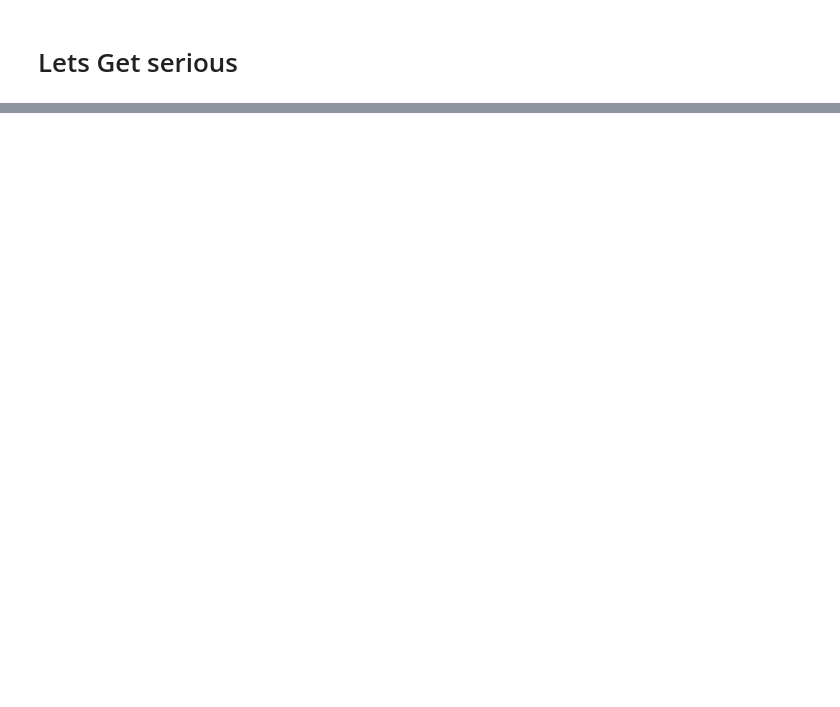
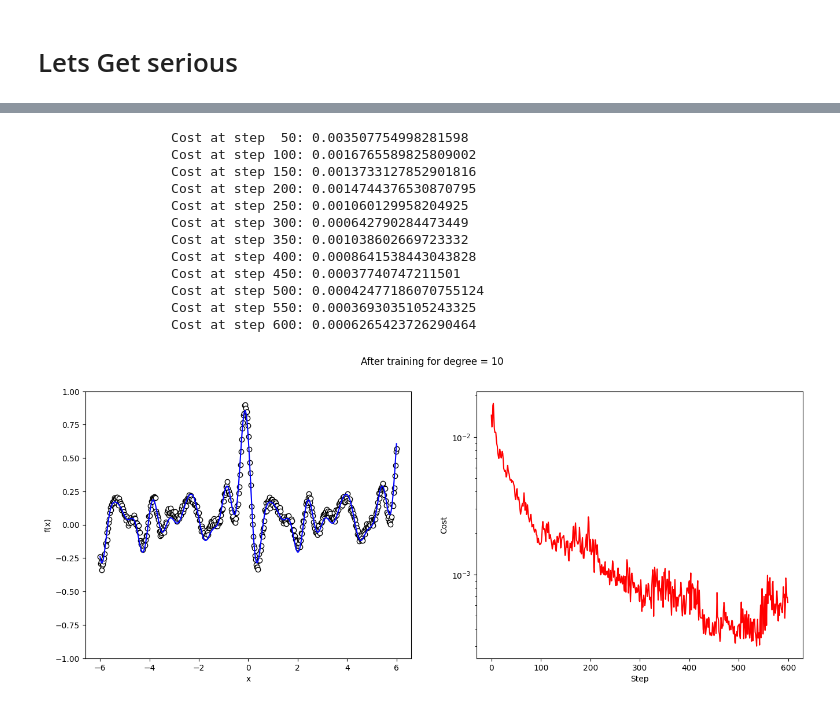
Before and after one commit to TiboADT/QML-Fourier-training, a Jupyter notebook: notebooks/Fourier.ipynb, the cells around one changed output, grey strips where cells are left out. Drawn from its saved outputs; the diff is of its cells as text; code cells hidden in the pictures; blank space fills up the shorter version.

```diff
--- a/notebooks/Fourier.ipynb
+++ b/notebooks/Fourier.ipynb
@@ -212,0 +223,21 @@ functions.show_results(parallel_quantum_model,weights, x, target_y, cst, title=f
+# %%
+
+noise = 0.02 * torch.randn_like(target_y)
+target_y_noisy = target_y + noise
+weights = 2 * torch.pi * torch.rand((3, trainable_block_layers, n_qubits, 3), requires_grad=True)
+weights, cst = functions.train(parallel_quantum_model,weights, x, target_y_noisy, max_steps=600, display_step=50)
+functions.show_results(parallel_quantum_model,weights, x, target_y_noisy, cst, title=f"After training for degree = {degree}")
+# %% [output]
+                 Cost at step  50: 0.003507754998281598
+                 Cost at step 100: 0.0016765589825809002
+                 Cost at step 150: 0.0013733127852901816
+                 Cost at step 200: 0.0014744376530870795
+                 Cost at step 250: 0.001060129958204925
+                 Cost at step 300: 0.000642790284473449
+                 Cost at step 350: 0.001038602669723332
+                 Cost at step 400: 0.0008641538443043828
+                 Cost at step 450: 0.00037740747211501
+                 Cost at step 500: 0.00042477186070755124
+                 Cost at step 550: 0.0003693035105243325
+                 Cost at step 600: 0.0006265423726290464
+[figure, added]
```
Also changed, not shown: parts of 11 cells of this notebook, 3 other files.
